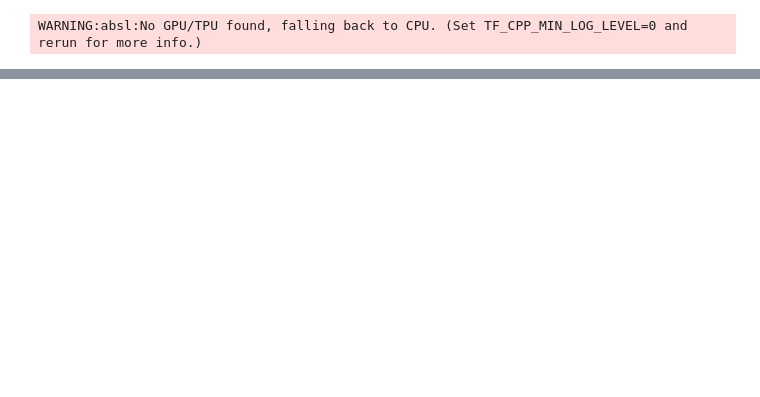
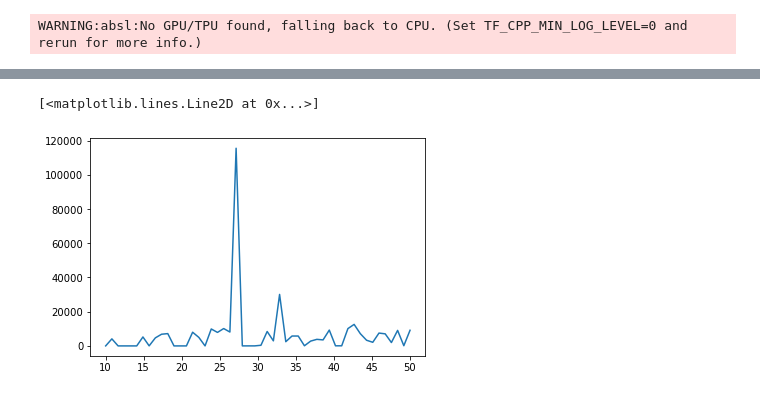
Before and after one commit to EEA-sensors/sqrt-parallel-smoothers, a Jupyter notebook: notebooks/experiment_bearing_only_parameter_estimation.ipynb, the cells around one changed output, grey strips where cells are left out. Saved outputs shown, nothing was run; the diff lists cells and outputs as text; code cells hidden in the pictures; blank space fills up the shorter version.

```diff
--- a/notebooks/experiment_bearing_only_parameter_estimation.ipynb
+++ b/notebooks/experiment_bearing_only_parameter_estimation.ipynb
@@ -65,12 +62,15 @@ iterated_res_seq, ell = iterated_smoothing(observations, chol_init, sqrt_transit
 # %%
+#standard
 @jax.jit
-def get_ell(r):
-    R = jnp.diag(jnp.array([r**2, 0.1**2]))
+def get_ell_std(prec_r):
+    r = 1 / prec_r[0]
+    R = jnp.diag(jnp.array([r ** 2, 0.1 ** 2]))
     observation_model = FunctionalModel(observation_function, MVNStandard(jnp.zeros((2,)), R))
-    iterated_res_seq, ell = iterated_smoothing(ys, init, transition_model, observation_model,
-                                               extended, initial_states, False,
-                                               criterion=lambda i, *_: i < 20,
+
+    _, ell = iterated_smoothing(ys, init, transition_model, observation_model,
+                                               linearization_method, initial_states, True,
+                                               criterion=lambda i, *_: i < 50,
                                                return_loglikelihood = True)
-    return ell
+    return -ell
 
-grad_ell = jax.jit(jax.value_and_grad(get_ell))
+grad_ell_std = jax.jit(jax.value_and_grad(get_ell_std))
@@ -93,0 +96,15 @@ plt.plot(np.logspace(-2, -1), np.array(jax.vmap(lambda r: grad_ell(r)[0])(jnp.lo
+# %%
+#square-root
+@jax.jit
+def get_ell_sqrt(prec_r):
+    r = 1 / prec_r[0]
+    chol_R = jnp.diag(jnp.array([r, 0.1]))
+    observation_model_sqrt = FunctionalModel(observation_function, MVNSqrt(jnp.zeros((2,)), chol_R))
+
+    _, ell = iterated_smoothing(ys, chol_init, sqrt_transition_model, observation_model_sqrt,
+                                               linearization_method, initial_states_sqrt, True,
+                                               criterion=lambda i, *_: i < 50,
+                                               return_loglikelihood = True)
+    return -ell
+
+grad_ell_sqrt = jax.jit(jax.value_and_grad(get_ell_sqrt))
@@ -93,0 +175,8 @@ plt.plot(np.logspace(-2, -1), np.array(jax.vmap(lambda r: grad_ell(r)[0])(jnp.lo
+# %%
+plt.plot(np.linspace(10, 50),
+         np.array(jax.vmap(lambda r: get_ell_std(r))(np.linspace(10, 50)[:, None])))
+plt.plot(np.linspace(10, 50),
+         np.array(jax.vmap(lambda r: get_ell_sqrt(r))(np.linspace(10, 50)[:, None])))
+# %% [output]
+[<matplotlib.lines.Line2D at 0x...>]
+[figure, added]
```
Also changed, not shown: parts of 13 cells of this notebook.
